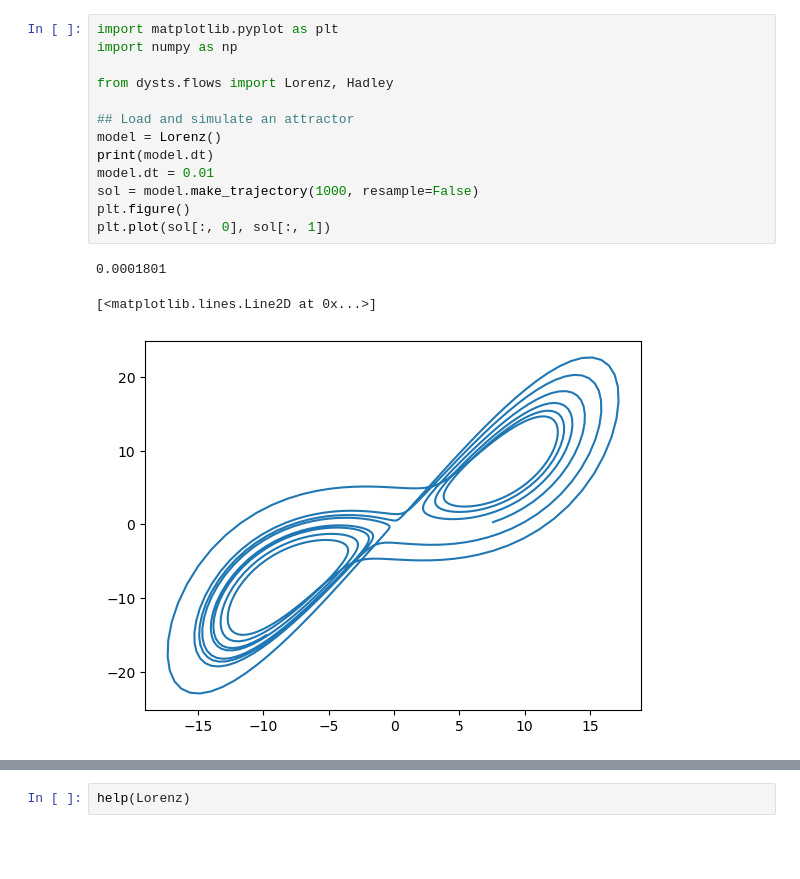
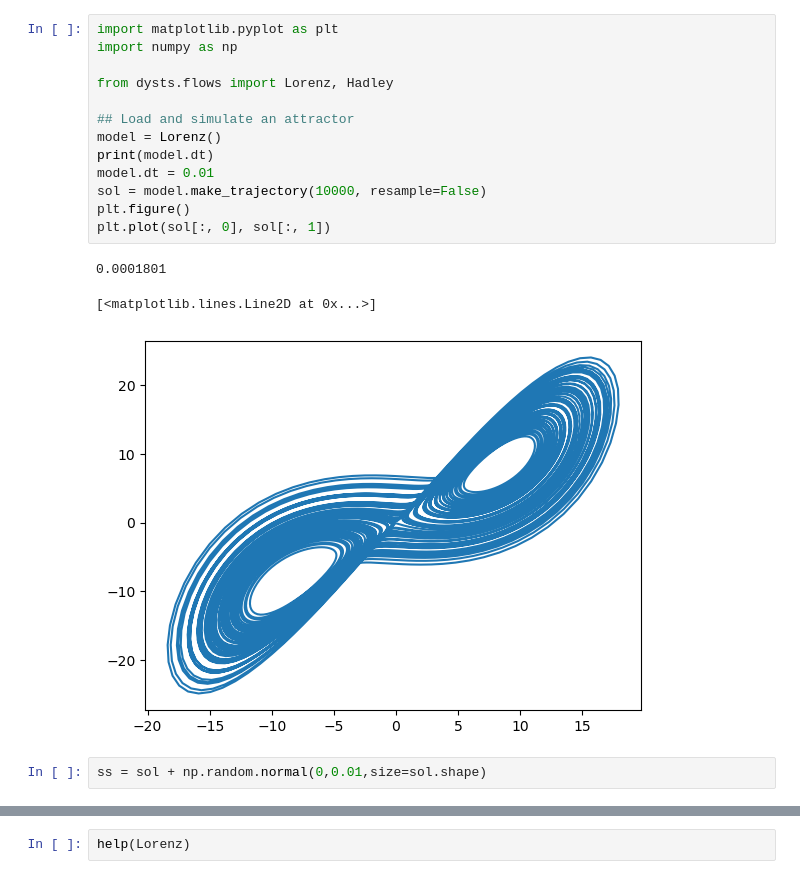
Before and after one commit to mitchellostrow/nn_delay_embeddings, a Jupyter notebook: notebooks/4-9-24 dysts_test.ipynb, the cells around one changed output, grey strips where cells are left out. Drawn from its saved outputs; the diff is of its cells as text; blank space fills up the shorter version.

```diff
--- a/notebooks/4-9-24 dysts_test.ipynb
+++ b/notebooks/4-9-24 dysts_test.ipynb
@@ -1,17 +1,19 @@
 # %%
 import matplotlib.pyplot as plt
 import numpy as np
 
 from dysts.flows import Lorenz, Hadley
 
 ## Load and simulate an attractor
 model = Lorenz()
 print(model.dt)
 model.dt = 0.01
-sol = model.make_trajectory(1000, resample=False)
+sol = model.make_trajectory(10000, resample=False)
 plt.figure()
 plt.plot(sol[:, 0], sol[:, 1])
 # %% [output]
 0.0001801
 [<matplotlib.lines.Line2D at 0x...>]
-[figure, old version]
+[figure, new version]
+# %%
+ss = sol + np.random.normal(0,0.01,size=sol.shape)
```
Also changed, not shown: parts of 1 cell of this notebook, 5 other files.
